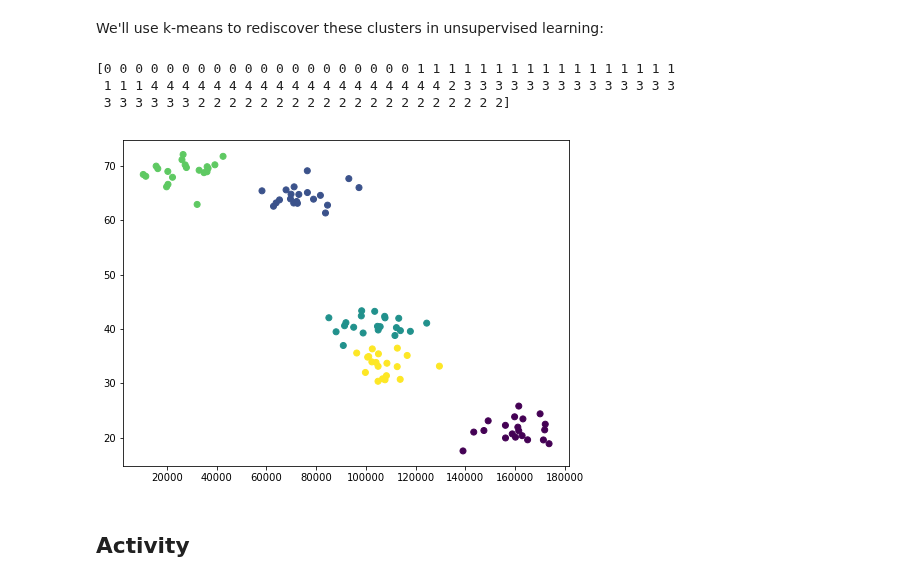
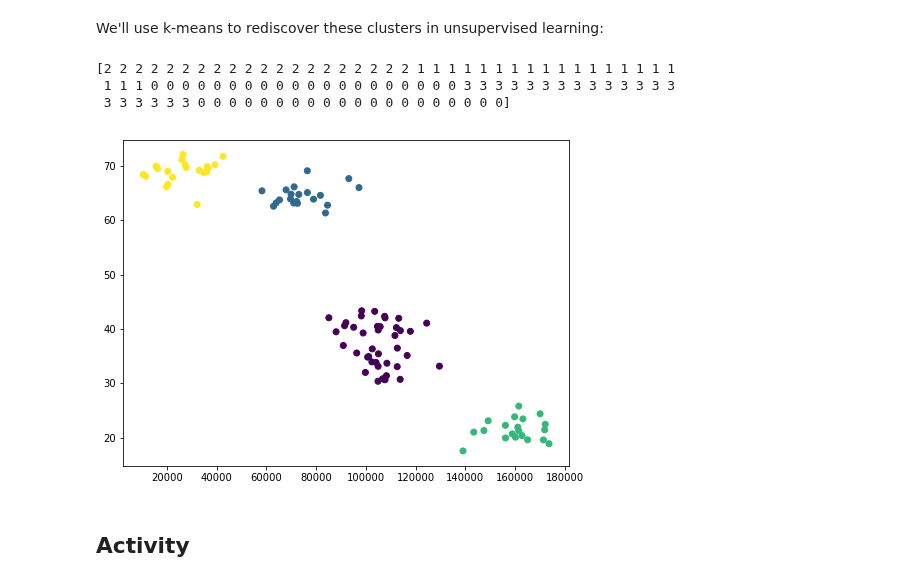
Before and after one commit to jbcodeforce/ML-studies, a Jupyter notebook: DataScience-Python3/KMeans.ipynb, the cells around one changed output. Cells and saved outputs as stored; diff of their text form; code cells hidden in the pictures.

Commit message:
kmeans and naive bayes notebooks

```diff
--- a/DataScience-Python3/KMeans.ipynb
+++ b/DataScience-Python3/KMeans.ipynb
@@ -22,30 +22,31 @@ We'll use k-means to rediscover these clusters in unsupervised learning:
 # %%
 %matplotlib inline
 
 from sklearn.cluster import KMeans
 import matplotlib.pyplot as plt
 from sklearn.preprocessing import scale
 from numpy import random, float
 
 data = createClusteredData(100, 5)
 
-model = KMeans(n_clusters=5)
+model = KMeans(n_clusters=4)
 
 # Note I'm scaling the data to normalize it! Important for good results.
 model = model.fit(scale(data))
-
+# not scaling the data will give wrong assignment.
+# model = model.fit(data)
 # We can look at the clusters each data point was assigned to
 print(model.labels_)
 
 # And we'll visualize it:
 plt.figure(figsize=(8, 6))
 plt.scatter(data[:,0], data[:,1], c=model.labels_.astype(float))
 plt.show()
 # %% [output]
-[0 0 0 0 0 0 0 0 0 0 0 0 0 0 0 0 0 0 0 0 1 1 1 1 1 1 1 1 1 1 1 1 1 1 1 1 1
- 1 1 1 4 4 4 4 4 4 4 4 4 4 4 4 4 4 4 4 4 4 4 2 3 3 3 3 3 3 3 3 3 3 3 3 3 3
- 3 3 3 3 3 3 2 2 2 2 2 2 2 2 2 2 2 2 2 2 2 2 2 2 2 2]
+[2 2 2 2 2 2 2 2 2 2 2 2 2 2 2 2 2 2 2 2 1 1 1 1 1 1 1 1 1 1 1 1 1 1 1 1 1
+ 1 1 1 0 0 0 0 0 0 0 0 0 0 0 0 0 0 0 0 0 0 0 0 3 3 3 3 3 3 3 3 3 3 3 3 3 3
+ 3 3 3 3 3 3 0 0 0 0 0 0 0 0 0 0 0 0 0 0 0 0 0 0 0 0]
-[figure, old version]
+[figure, new version]
 # %% [markdown]
 ## Activity
 # %% [markdown]
```
Also changed, not shown: 1 other file.
